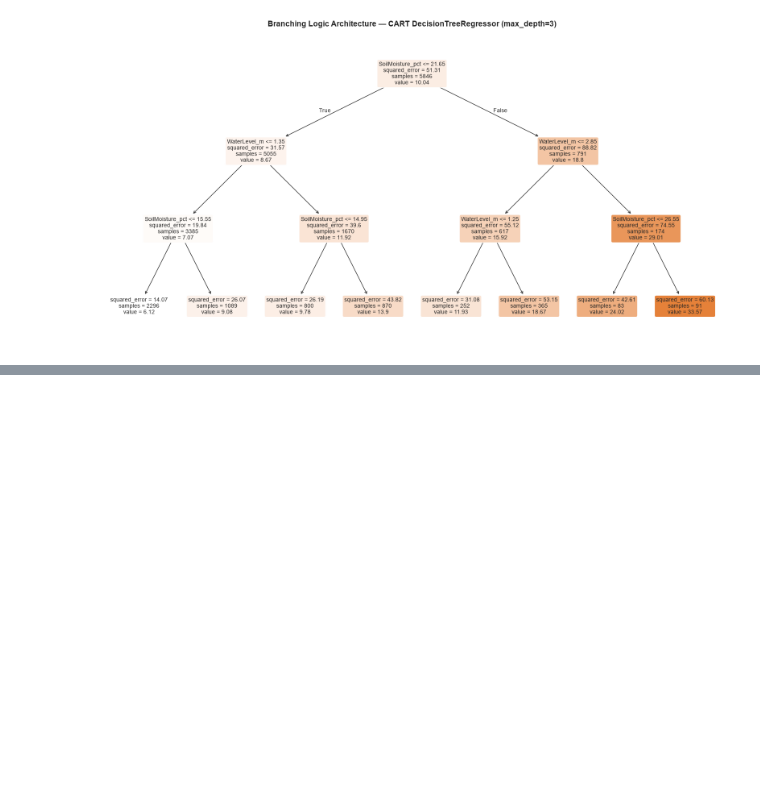
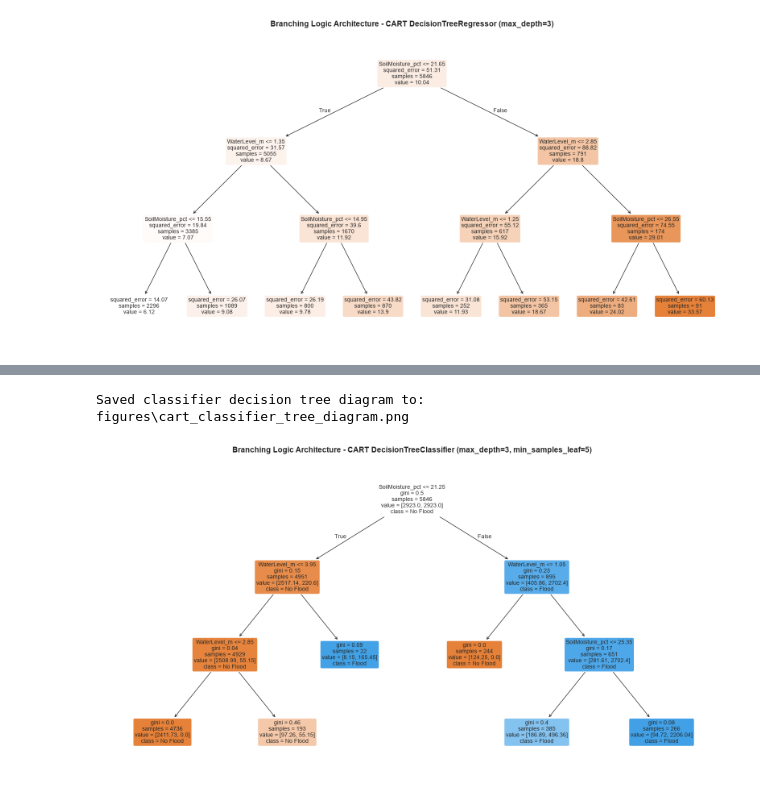
Before and after one commit to redkyladenise/flood-risk-system, a Jupyter notebook: notebooks/03_model_training.ipynb, the cells around one changed output, grey strips where cells are left out. Cells and saved outputs as stored; diff of their text form; code cells hidden in the pictures; blank space fills up the shorter version.

```diff
--- a/notebooks/03_model_training.ipynb
+++ b/notebooks/03_model_training.ipynb
@@ -368,3 +432,26 @@ Saved decision tree diagram to: figures\cart_regressor_tree_diagram.png
+# %%
+# ---DECISION TREE CLASSIFIER DECISION LOGIC ARCHITECTURE VISUALIZATION---
+
+plt.figure(figsize=(20, 10))
+plot_tree(
+    tree_clf_model,
+    feature_names=cart_features,
+    class_names=["No Flood", "Flood"],
+    filled=True,
+    rounded=True,
+    precision=2,
+    fontsize=10
+)
+plt.title("Branching Logic Architecture - CART DecisionTreeClassifier (max_depth=3, min_samples_leaf=5)",
+          fontsize=14, fontweight='bold', pad=15)
+
+clf_tree_path = os.path.join(FIG_DIR, "cart_classifier_tree_diagram.png")
+plt.savefig(clf_tree_path, dpi=300, bbox_inches='tight')
+print(f"Saved classifier decision tree diagram to: {clf_tree_path}")
+plt.show()
+# %% [output]
+Saved classifier decision tree diagram to: figures\cart_classifier_tree_diagram.png
+[figure, added]
 # %% [markdown]
 ## Step 3: Model Training & Evaluation Summary
 
```
Also changed, not shown: parts of 6 cells of this notebook, 5 other files.
